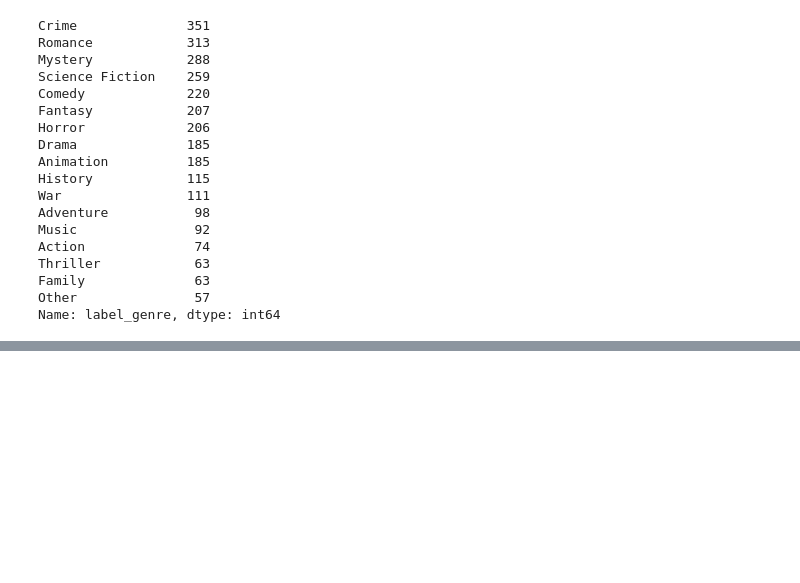
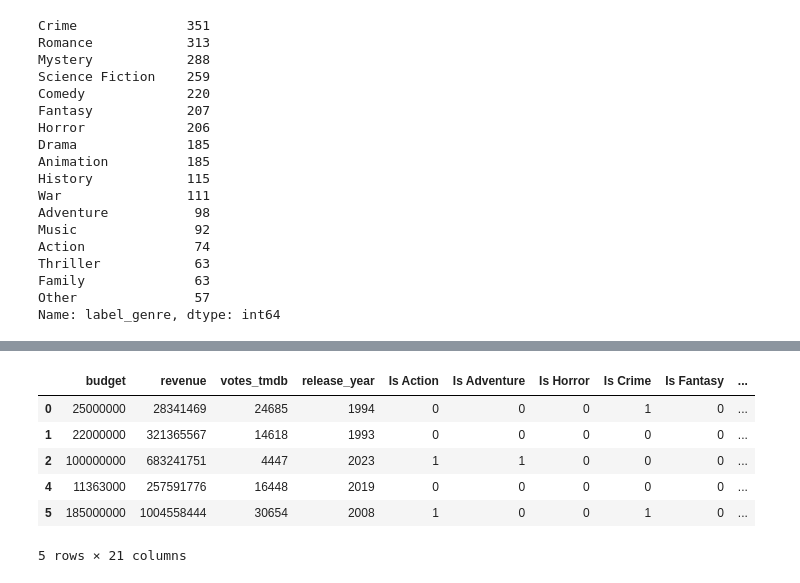
Before and after one commit to sushmamylavarapu/Project4_DataAnalytics, a Jupyter notebook: Part_03_data_explore.ipynb, the cells around one changed output, grey strips where cells are left out. Cells and saved outputs as stored; diff of their text form; code cells hidden in the pictures; blank space fills up the shorter version.

```diff
--- a/Part_03_data_explore.ipynb
+++ b/Part_03_data_explore.ipynb
@@ -183,0 +357,14 @@ df[df["label_genre"]=="Other"]
+# %%
+df = df[["budget","revenue","votes_tmdb", "release_year", "Is Action", "Is Adventure", "Is Horror", "Is Crime", "Is Fantasy", "Is TVMovie",
+    "Is Drama", "Is Thriller", "Is Romance", "Is Mystery", "Is Western", "Is ScienceFiction",
+    "Is War", "Is Family", "Is Comedy", "Is Music", "rating_tmdb"]]
+
+df.head()
+# %% [output]
+|  | budget | revenue | votes_tmdb | release_year | Is Action | Is Adventure | Is Horror | Is Crime | Is Fantasy | ... |
+| 0 | 25000000 | 28341469 | 24685 | 1994 | 0 | 0 | 0 | 1 | 0 | ... |
+| 1 | 22000000 | 321365567 | 14618 | 1993 | 0 | 0 | 0 | 0 | 0 | ... |
+| 2 | 100000000 | 683241751 | 4447 | 2023 | 1 | 1 | 0 | 0 | 0 | ... |
+| 4 | 11363000 | 257591776 | 16448 | 2019 | 0 | 0 | 0 | 0 | 0 | ... |
+| 5 | 185000000 | 1004558444 | 30654 | 2008 | 1 | 0 | 0 | 1 | 0 | ... |
+5 rows × 21 columns
```
Also changed, not shown: parts of 25 cells of this notebook.
